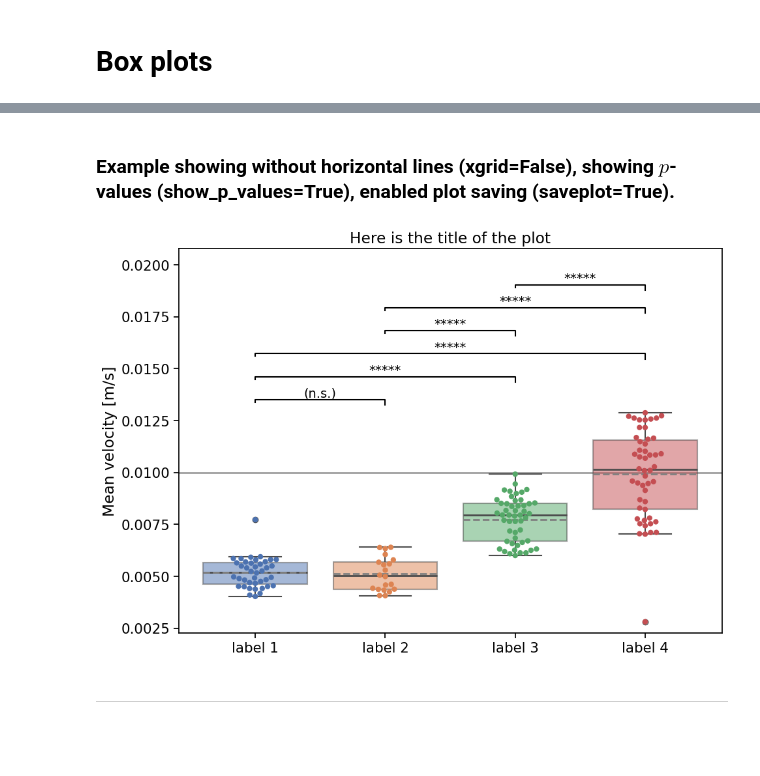
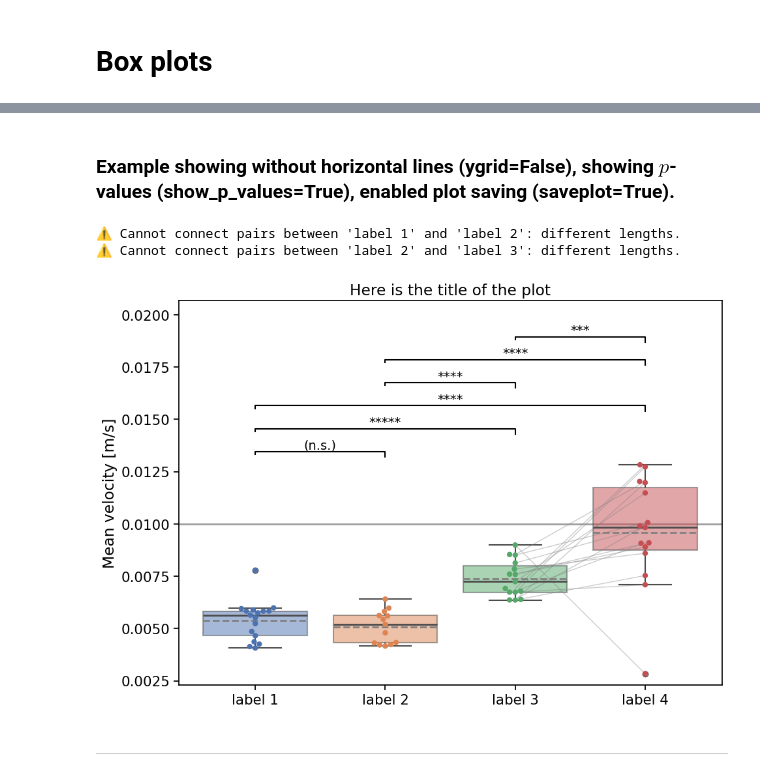
Before and after one commit to juanmontiz/PlottingTools, a Jupyter notebook: example_functions_boxplots_violinplots.ipynb, the cells around one changed output, grey strips where cells are left out. Saved outputs shown, nothing was run; the diff lists cells and outputs as text; code cells hidden in the pictures; blank space fills up the shorter version.

```diff
--- a/example_functions_boxplots_violinplots.ipynb
+++ b/example_functions_boxplots_violinplots.ipynb
@@ -50,12 +50,12 @@ from functions_violinplots_v3 import *
 # Box plots
 # %%
 # I create different arrays to plot
-NPOINTS = 50
+NPOINTS = 15
 
 # Create arrays with random data
-ARR_1 = 0.002*np.random.rand(NPOINTS - 10) + 0.004
+ARR_1 = 0.002*np.random.rand(NPOINTS + 2) + 0.004
 ARR_1[-1] = np.max(ARR_1) * 1.3 # Outlier!
-ARR_2 = 0.0025*np.random.rand(NPOINTS - 30) + 0.004 # Arrays can have different number of elements!!
+ARR_2 = 0.0025*np.random.rand(NPOINTS - 2) + 0.004 # Arrays can have different number of elements!!
 ARR_3 = 0.004*np.random.rand(NPOINTS) + 0.006
 ARR_4 = 0.006*np.random.rand(NPOINTS) + 0.007
 ARR_4[-1] = np.min(ARR_4) * 0.4 # Outlier!
@@ -83,24 +84,27 @@ plt.show()
 # %% [markdown]
-### Example showing without horizontal lines (xgrid=False), showing $p$-values (show_p_values=True), enabled plot saving (saveplot=True).
+### Example showing without horizontal lines (ygrid=False), showing $p$-values (show_p_values=True), enabled plot saving (saveplot=True).
 # %%
 fig, ax = plt.subplots(figsize=(10, 7))
 plot_boxes_generalized(ax, dataset, labels,
                         y_min=None, y_max=None,
                         h_line=0.01,
                         box_palette="deep", swarmplot_palette="deep",
                         font_scale=1.4,
                         point_size=6,
                         plot_title='Here is the title of the plot',
                         y_axis_label='Mean velocity [m/s]',
                         show_p_values=True,
-                        xgrid=False,
+                        ygrid=False,
+                        connect_pairs=True,
                         saveplot=True,
                         filename='the_best_boxplot',
                         dpi=450)
 plt.tight_layout()
 plt.show()
 # %% [output]
+⚠️ Cannot connect pairs between 'label 1' and 'label 2': different lengths.
+⚠️ Cannot connect pairs between 'label 2' and 'label 3': different lengths.
-[figure, old version]
+[figure, new version]
 # %% [markdown]
 ---
 # %% [markdown]
```
Also changed, not shown: parts of 5 cells of this notebook, 1 other file.
